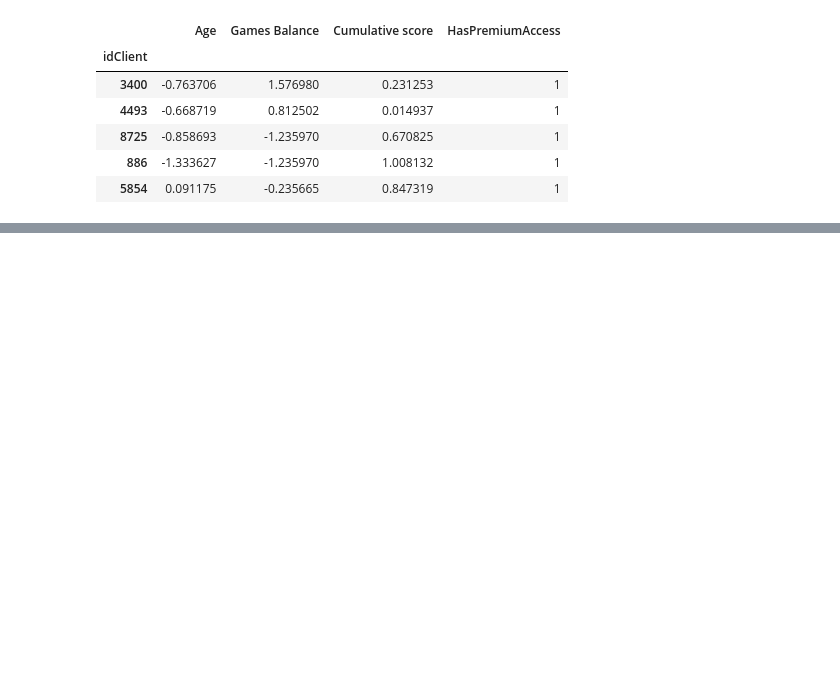
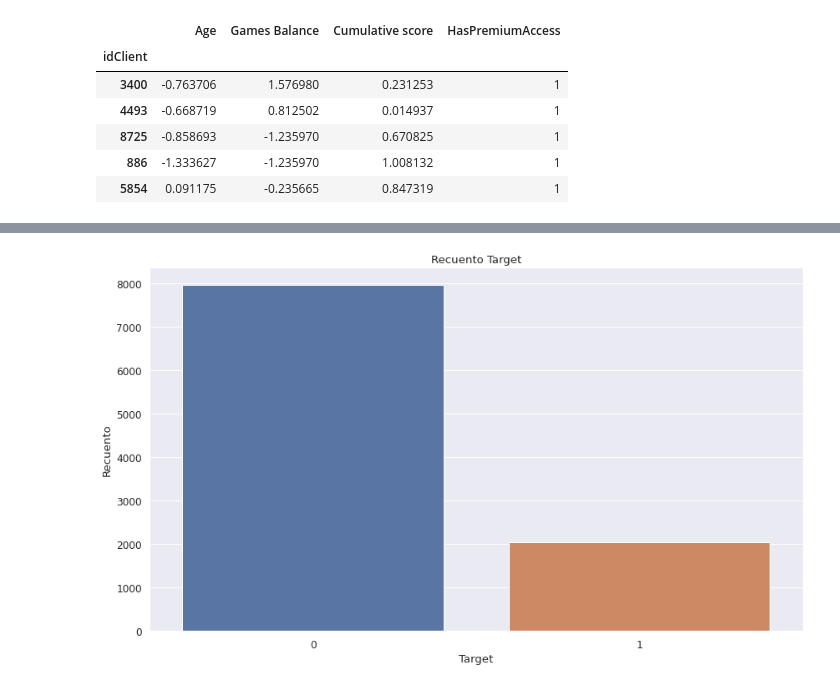
Before and after one commit to talitacardenas/The_Bridge_School_DataScience_PT, a Jupyter notebook: 99_Challenges/05_Predict_Customer_Churn/solucion_parcial_Challenge_5_Predict_Customer_Churn_v1_0.ipynb, the cells around one changed output, grey strips where cells are left out. Cells and saved outputs as stored; diff of their text form; code cells hidden in the pictures; blank space fills up the shorter version.

```diff
--- a/99_Challenges/05_Predict_Customer_Churn/solucion_parcial_Challenge_5_Predict_Customer_Churn_v1_0.ipynb
+++ b/99_Challenges/05_Predict_Customer_Churn/solucion_parcial_Challenge_5_Predict_Customer_Churn_v1_0.ipynb
@@ -1058,0 +1105,12 @@ X_train.head()
+# %%
+histog = pd.DataFrame({'Target': temporal.index,
+                   'Recuento': temporal.values
+                  })
+plt.figure(figsize = (14,8))
+plt.title('Recuento Target')
+sns.set_color_codes("pastel")
+sns.barplot(x = 'Target', y="Recuento", data=histog)
+locs, labels = plt.xticks()
+plt.show()
+# %% [output]
+[figure, added]
```
Also changed, not shown: parts of 49 cells of this notebook.
